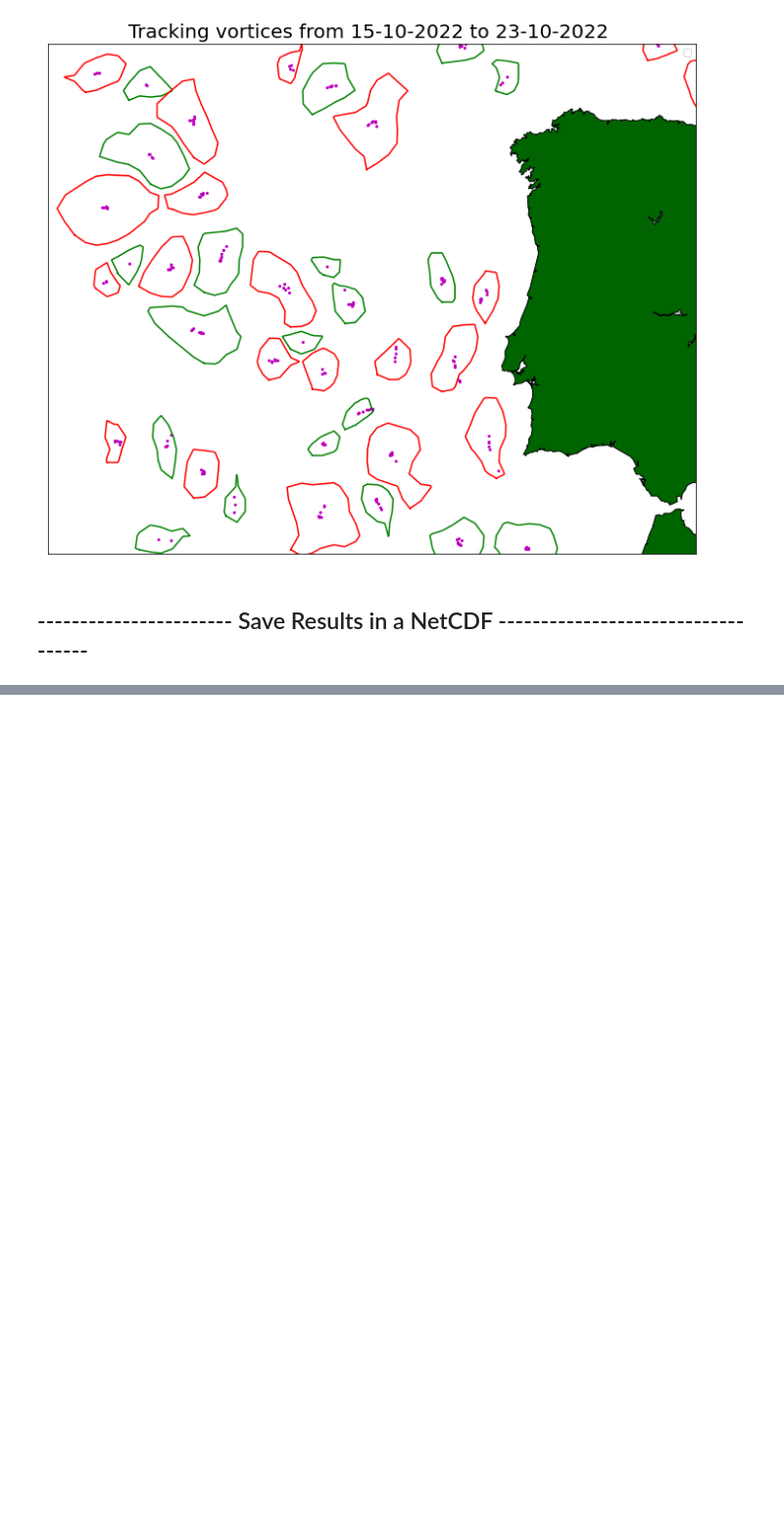
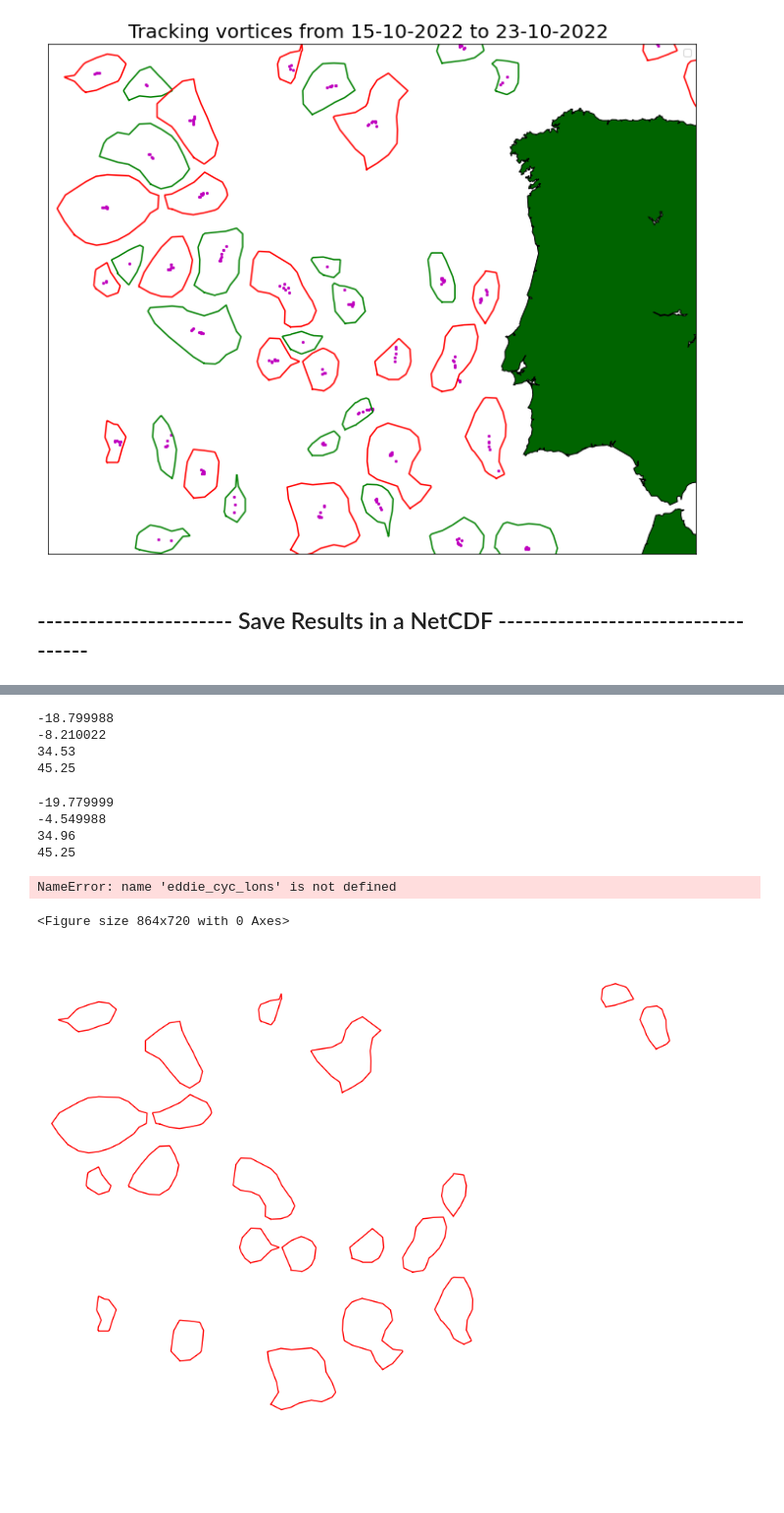
Before and after one commit to CoLAB-ATLANTIC/JUNO, a Jupyter notebook: notebooks/eddies_aviso2.ipynb, the cells around one changed output, grey strips where cells are left out. Shown: that part at 98% size. Saved outputs shown, nothing was run; the diff lists cells and outputs as text; code cells hidden in the pictures; blank space fills up the shorter version.

```diff
--- a/notebooks/eddies_aviso2.ipynb
+++ b/notebooks/eddies_aviso2.ipynb
@@ -460,0 +457,50 @@ for j in range(len(centro_anti_x)):
+# %%
+print(np.min(eddie_cyc_lons))
+print(np.max(eddie_cyc_lons))
+print(np.min(eddie_cyc_lats))
+print(np.max(eddie_cyc_lats))
+# %% [output]
+-18.799988
+-8.210022
+34.53
+45.25
+# %%
+print(np.min(eddie_anti_lons))
+print(np.max(eddie_anti_lons))
+print(np.min(eddie_anti_lats))
+print(np.max(eddie_anti_lats))
+# %% [output]
+-19.779999
+-4.549988
+34.96
+45.25
+# %%
+fig = plt.figure(figsize=(12,10))
+plt.rcParams["figure.autolayout"] = True
+
+#plot the shapes of the cyclonic  (CERTO)
+for i in range(len(eddie_cyc_lons)):
+    plt.plot(eddie_cyc_lons[i], eddie_cyc_lats[i], color='g');
+
+plt.xlim([-20, -4]);
+plt.ylim([33, 46]);
+
+plt.axis('off');
+plt.savefig('/home/luisfigueiredo/JUNO/data/AVISO_images/image_cyc_test.png')
+# %% [output]
+NameError: name 'eddie_cyc_lons' is not defined
+<Figure size 864x720 with 0 Axes>
+# %%
+fig = plt.figure(figsize=(12,10))
+plt.rcParams["figure.autolayout"] = True
+
+#plot the shapes of the anticyclonic eddies
+for i in range(len(eddie_anti_lons)):
+    plt.plot(eddie_anti_lons[i], eddie_anti_lats[i], color='r');
+
+plt.xlim([-20, -4]);
+plt.ylim([33, 46]);
+plt.axis('off');
+plt.savefig('/home/luisfigueiredo/JUNO/data/AVISO_images/image_anti_test.png')
+# %% [output]
+[figure, added]
```
Also changed, not shown: parts of 60 cells of this notebook, 2 other files.
